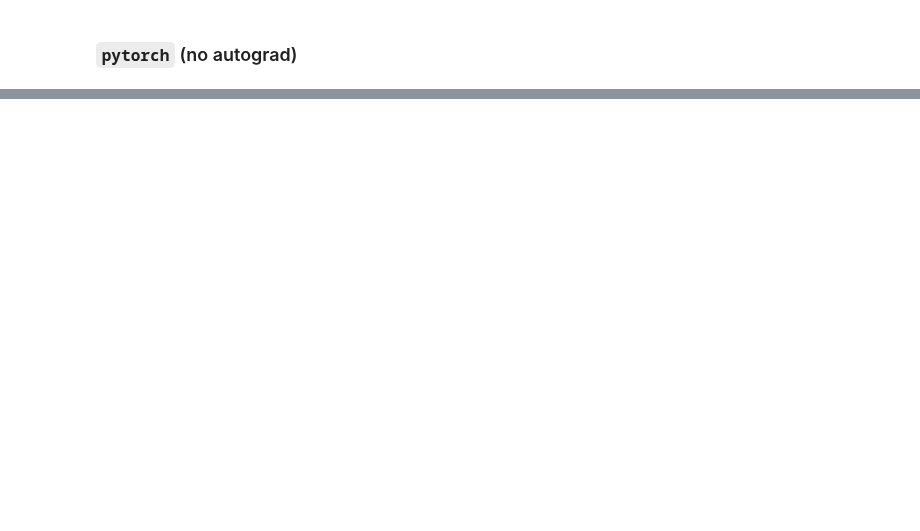
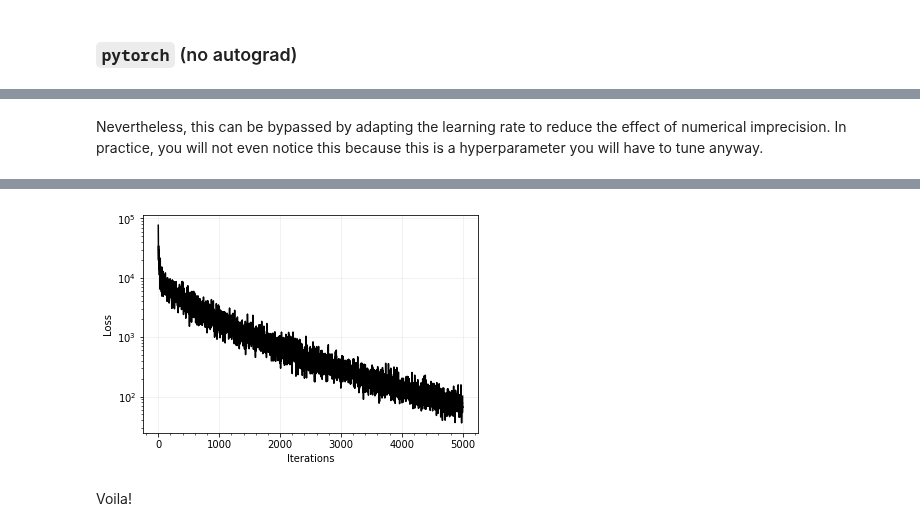
Before and after one commit to glouppe/info8010-deep-learning, a Jupyter notebook: code/pytorch-tutorial.ipynb, the cells around one changed output, grey strips where cells are left out. Saved outputs shown, nothing was run; the diff lists cells and outputs as text; code cells hidden in the pictures; blank space fills up the shorter version.

```diff
--- a/code/pytorch-tutorial.ipynb
+++ b/code/pytorch-tutorial.ipynb
@@ -206,0 +273,51 @@ plt.show()
+# %% [markdown]
+Nevertheless, this can be bypassed by adapting the learning rate to reduce the effect of numerical imprecision. In practice, you will not even notice this because this is a hyperparameter you will have to tune anyway.
+# %%
+# Larger learning rate to address numerical imprecision.
+learning_rate = 4e-5
+
+# Randomly initialize the weights.
+w_1 = torch.randn(num_in, num_hidden) # input -> hidden
+w_2 = torch.randn(num_hidden, num_out) # hidden -> output
+
+# We would like to compute the gradient with respect to the parameters of the model.
+w_1.requires_grad = True
+w_2.requires_grad = True
+
+losses = []
+for iteration in tqdm(training_iterations):
+    # Fetch the input and corresponding output.
+    inputs = torch.randn(batch_size, num_in)
+    targets = torch.randn(batch_size, num_out)
+
+    # Apply the `forward` computation of the neural network (compute the prediction).
+    h = torch.matmul(inputs, w_1)
+    activation = torch.clamp(h, min=0)
+    y_predicted = torch.matmul(activation, w_2)
+
+    # Compute loss.
+    diff = y_predicted - targets
+    loss = torch.pow(diff, 2).mean()
+    losses.append(loss)
+
+    # Apply backpropagation.
+    loss.backward()
+
+    # Update the weights.
+    with torch.no_grad():
+        # Update the weights with the derrived gradients.
+        w_1 -= learning_rate * w_1.grad
+        w_2 -= learning_rate * w_2.grad
+        # Reset the accumulation of gradients.
+        w_1.grad.zero_()
+        w_2.grad.zero_()
+
+# Show the loss over the training iterations.
+plt.plot(training_iterations, losses, color="black")
+plt.minorticks_on()
+plt.yscale("log")
+plt.xlabel("Iterations")
+plt.ylabel("Loss")
+plt.grid(True, alpha=.2)
+plt.show()
+# %% [output]
@@ -206,0 +325,3 @@ plt.show()
+[figure, added]
+# %% [markdown]
+Voila!
```
Also changed, not shown: parts of 21 cells of this notebook.
